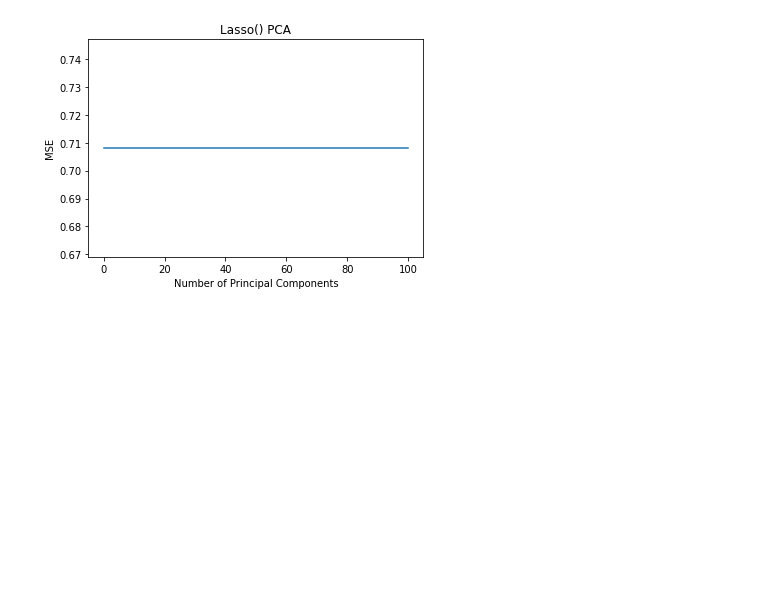
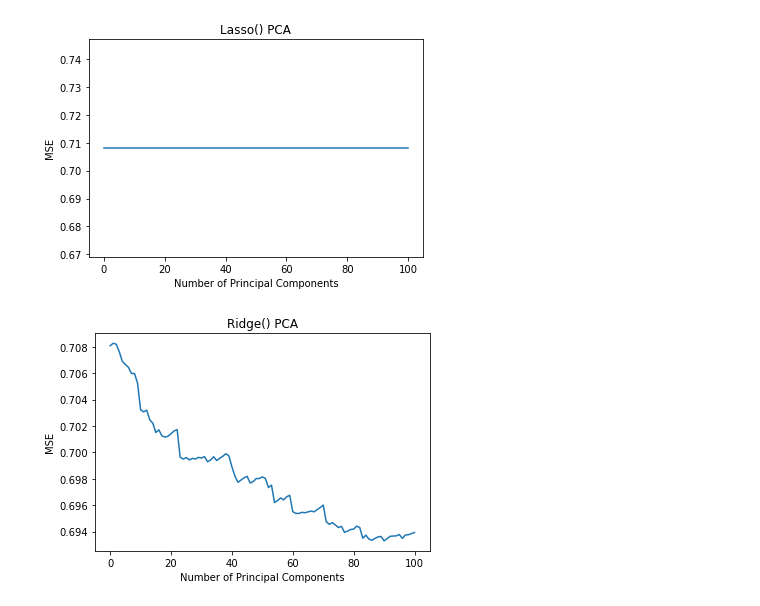
Before and after one commit to seangao14/pstat131proj, a Jupyter notebook: playground.ipynb, the cells around one changed output. Drawn from its saved outputs; the diff is of its cells as text; code cells hidden in the pictures; blank space fills up the shorter version.

Commit message:
lasso & ridge models

```diff
--- a/playground.ipynb
+++ b/playground.ipynb
@@ -423,7 +423,7 @@ from sklearn.decomposition import PCA
 from sklearn.metrics import mean_squared_error
 from sklearn.model_selection import cross_val_score
 
-def plot_pca(model, X_train, Y_train):
+def pca(model, X_train, Y_train):
     #scale predictor variables
     pca = PCA()
     X_reduced = pca.fit_transform(scaler.transform(X_train))
@@ -444,8 +444,11 @@ def plot_pca(model, X_train, Y_train):
         score = -1 * cross_val_score(model,
                X_reduced[:,:i], Y_train, cv=cv, scoring='neg_mean_squared_error').mean()
         mse.append(score)
+    return mse
 
+def plot_pca(model, X_train, Y_train):
     # Plot cross-validation results
+    mse = pca(model, X_train, Y_train)
     plt.plot(mse)
     plt.xlabel('Number of Principal Components')
     plt.ylabel('MSE')
@@ -471,3 +474,9 @@ from sklearn.linear_model import Lasso
 plot_pca(Lasso(), X_train, np.log(Y_train))
 # %% [output]
 [figure]
+# %%
+from sklearn.linear_model import Ridge
+
+plot_pca(Ridge(), X_train, np.log(Y_train))
+# %% [output]
+[figure, added]
```
Also changed, not shown: 1 other file.
